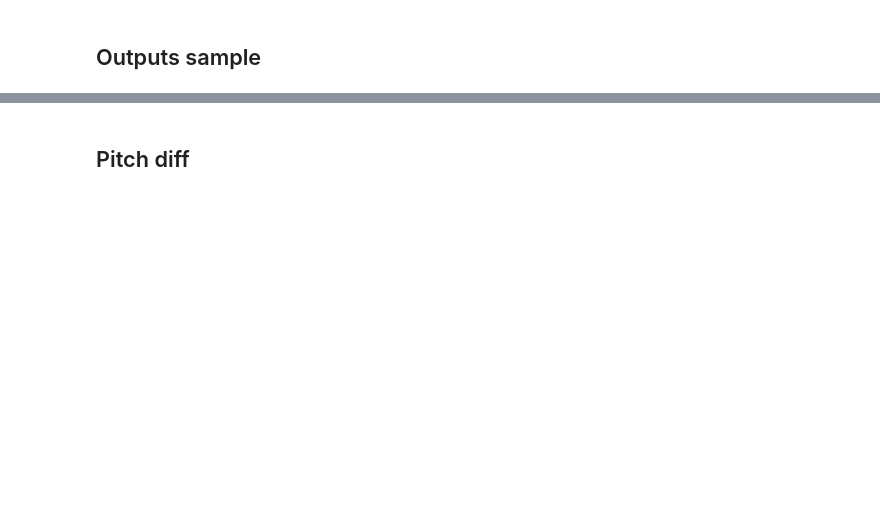
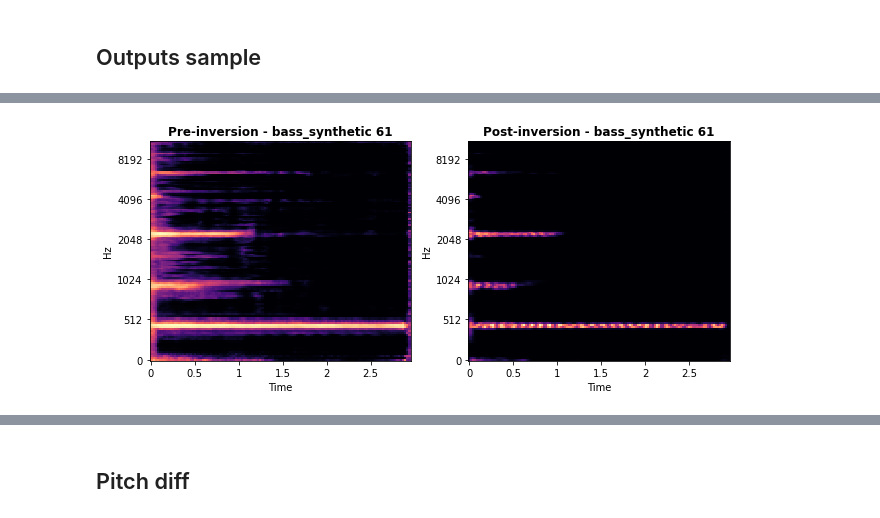
Before and after one commit to ElisaTroschka/GANs-Conditional-Audio-Synthesis, a Jupyter notebook: test_spec.ipynb, the cells around one changed output, grey strips where cells are left out. Drawn from its saved outputs; the diff is of its cells as text; code cells hidden in the pictures; blank space fills up the shorter version.

```diff
--- a/test_spec.ipynb
+++ b/test_spec.ipynb
@@ -210,2 +162,28 @@ for a, i in enumerate(range(0, 1200, 86)):
+# %%
+i = 104
+fig, ax = plt.subplots(1, 2, figsize=(9, 4))
+
+w, l, z, pitch = test_set.__getitem__(i)
+inst = test_set.annot.loc[test_set.fnames[i], 'instrument_class_str']
+label = f'{inst} {pitch.item()}'
+pre_label = f'Pre-inversion - {label}'
+post_label = f'Post-inversion - {label}'
+
+s = gen.forward(z.unsqueeze(0).to(device), l.unsqueeze(0).to(device))
+s.to(torch.device('cpu'))
+s = s.detach().cpu()
+
+s_audio = mel_to_audio(np.array(s), sr=sr, n_fft=1024, hop_length=128)
+s_mel = librosa.feature.melspectrogram(y=np.array(s_audio), sr=sr, n_fft=1024, hop_length=128, n_mels=128)
+
+librosa.display.specshow(np.array(s), y_axis='mel', x_axis='time', ax=ax[0], cmap='magma')
+librosa.display.specshow(np.array(s_mel), y_axis='mel', x_axis='time', ax=ax[1], cmap='magma')
+
+ax[0].set_title(pre_label, fontdict={'fontsize':'large', 'weight':'bold'})
+ax[1].set_title(post_label, fontdict={'fontsize':'large', 'weight':'bold'})
+
+fig.tight_layout()
+# %% [output]
+[figure, added]
 # %%
 test_set.__len__()
```
Also changed, not shown: parts of 11 cells of this notebook, 4 other files.
